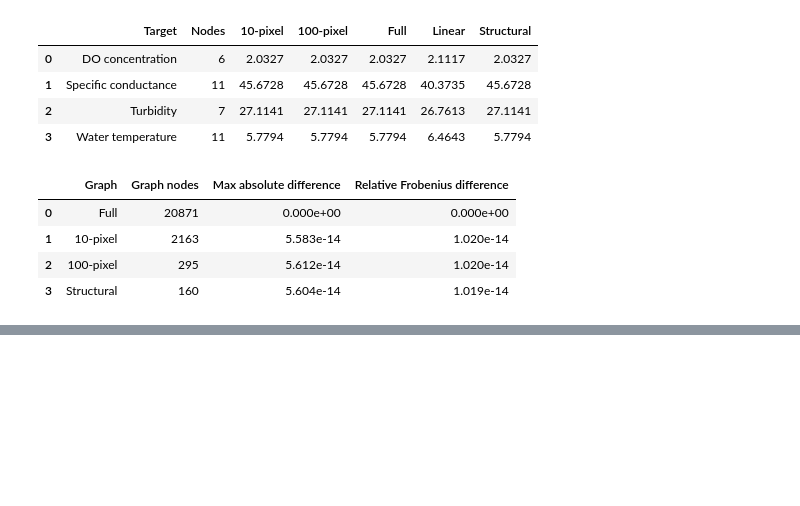
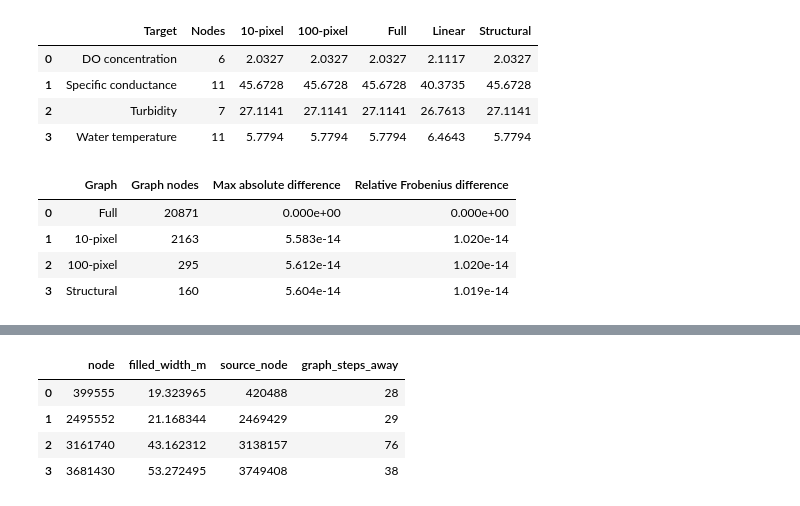
Before and after one commit to andrewc156/rivernets, a Jupyter notebook: chattahoochee_graph.ipynb, the cells around one changed output, grey strips where cells are left out. Cells and saved outputs as stored; diff of their text form; code cells hidden in the pictures; blank space fills up the shorter version.

```diff
--- a/chattahoochee_graph.ipynb
+++ b/chattahoochee_graph.ipynb
@@ -5961,0 +6836,53 @@ display(
+# %%
+width_fill_rows = []
+
+
+for node in missing_width_nodes[
+    "node"
+]:
+
+    node = int(node)
+
+
+    (
+        width,
+        source_node,
+        steps
+    ) = nearest_valid_width(
+
+        G_chatt_wq,
+        G_und,
+        node
+    )
+
+
+    width_fill_rows.append({
+
+        "node":
+            node,
+
+        "filled_width_m":
+            width,
+
+        "source_node":
+            source_node,
+
+        "graph_steps_away":
+            steps
+    })
+
+
+width_fills = pd.DataFrame(
+    width_fill_rows
+)
+
+
+display(
+    width_fills
+)
+# %% [output]
+|  | node | filled_width_m | source_node | graph_steps_away |
+| 0 | 399555 | 19.323965 | 420488 | 28 |
+| 1 | 2495552 | 21.168344 | 2469429 | 29 |
+| 2 | 3161740 | 43.162312 | 3138157 | 76 |
+| 3 | 3681430 | 53.272495 | 3749408 | 38 |
```
Also changed, not shown: parts of 17 cells of this notebook.
